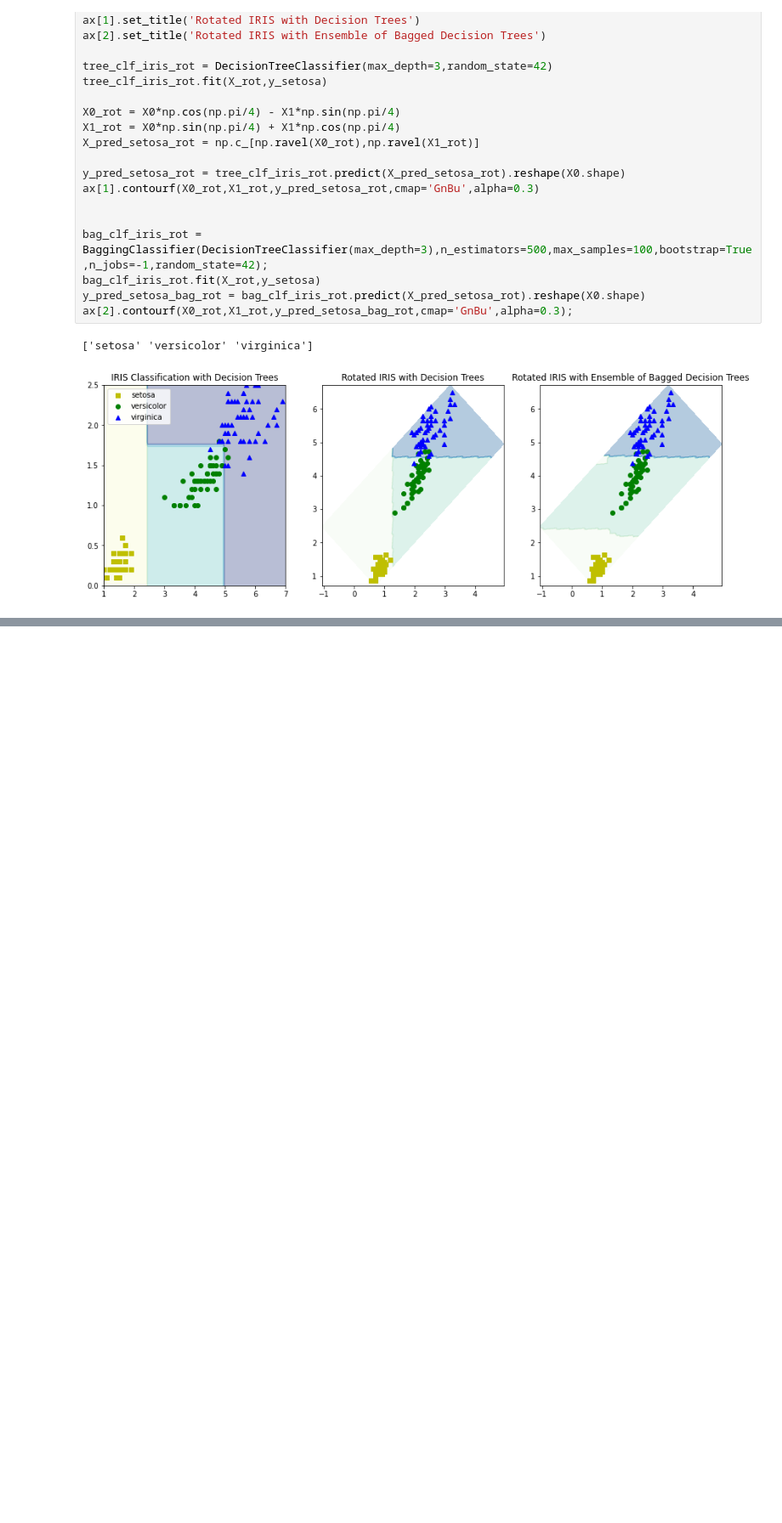
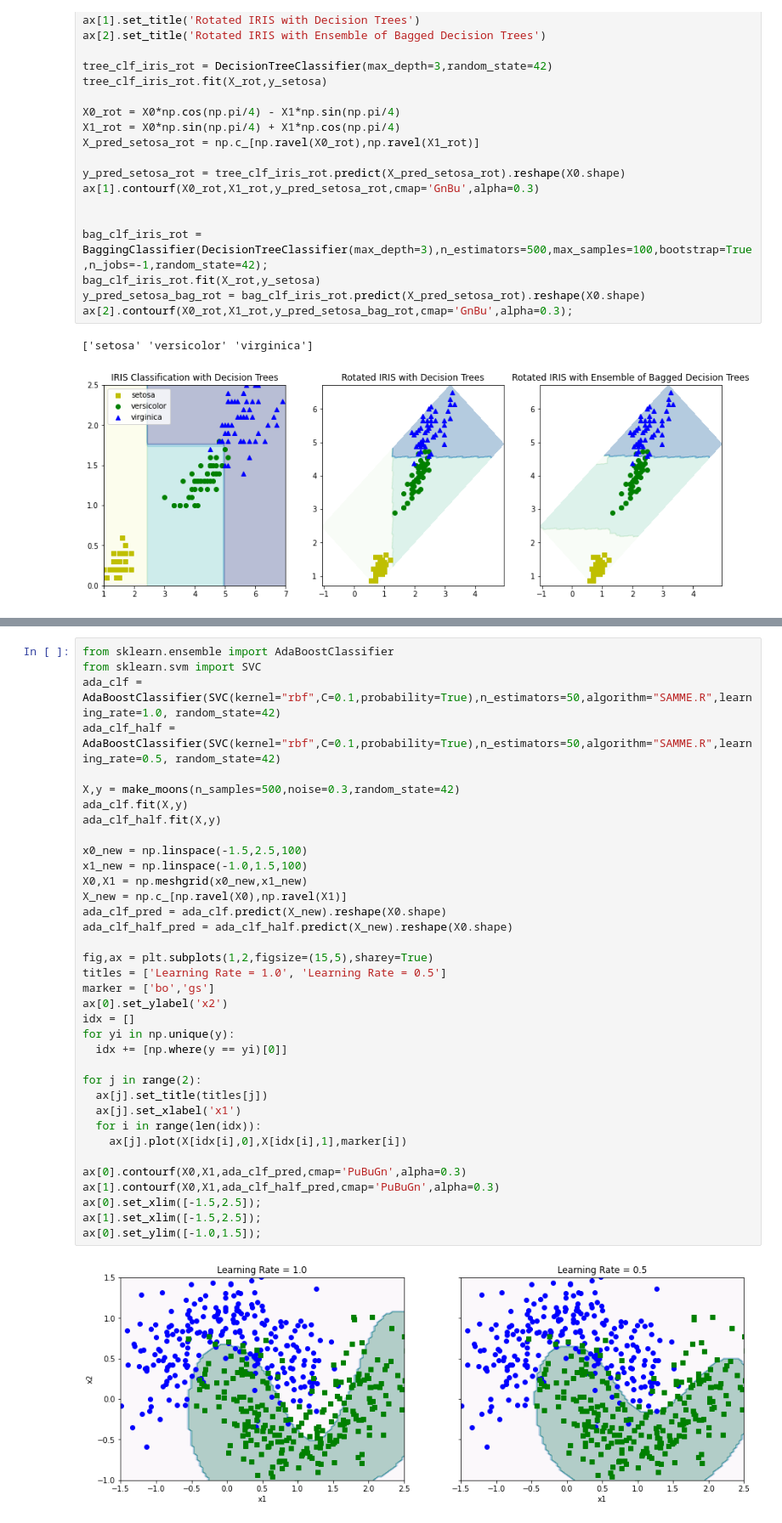
Before and after one commit to chandrusuresh/Hands-On-ML, a Jupyter notebook: Ch7-EnsembleLearning/EnsembleLearning.ipynb, the cells around one changed output, grey strips where cells are left out. Shown: that part at 85% size. Cells and saved outputs as stored; diff of their text form; blank space fills up the shorter version.

Commit message:
Updated section with AdaBoost

```diff
--- a/Ch7-EnsembleLearning/EnsembleLearning.ipynb
+++ b/Ch7-EnsembleLearning/EnsembleLearning.ipynb
@@ -216,0 +224,38 @@ ax[2].contourf(X0_rot,X1_rot,y_pred_setosa_bag_rot,cmap='GnBu',alpha=0.3);
+# %%
+from sklearn.ensemble import AdaBoostClassifier
+from sklearn.svm import SVC
+ada_clf = AdaBoostClassifier(SVC(kernel="rbf",C=0.1,probability=True),n_estimators=50,algorithm="SAMME.R",learning_rate=1.0, random_state=42)
+ada_clf_half = AdaBoostClassifier(SVC(kernel="rbf",C=0.1,probability=True),n_estimators=50,algorithm="SAMME.R",learning_rate=0.5, random_state=42)
+
+X,y = make_moons(n_samples=500,noise=0.3,random_state=42)
+ada_clf.fit(X,y)
+ada_clf_half.fit(X,y)
+
+x0_new = np.linspace(-1.5,2.5,100)
+x1_new = np.linspace(-1.0,1.5,100)
+X0,X1 = np.meshgrid(x0_new,x1_new)
+X_new = np.c_[np.ravel(X0),np.ravel(X1)]
+ada_clf_pred = ada_clf.predict(X_new).reshape(X0.shape)
+ada_clf_half_pred = ada_clf_half.predict(X_new).reshape(X0.shape)
+
+fig,ax = plt.subplots(1,2,figsize=(15,5),sharey=True)
+titles = ['Learning Rate = 1.0', 'Learning Rate = 0.5']
+marker = ['bo','gs']
+ax[0].set_ylabel('x2')
+idx = []
+for yi in np.unique(y):
+  idx += [np.where(y == yi)[0]]
+
+for j in range(2):
+  ax[j].set_title(titles[j])
+  ax[j].set_xlabel('x1')
+  for i in range(len(idx)):
+    ax[j].plot(X[idx[i],0],X[idx[i],1],marker[i])
+
+ax[0].contourf(X0,X1,ada_clf_pred,cmap='PuBuGn',alpha=0.3)
+ax[1].contourf(X0,X1,ada_clf_half_pred,cmap='PuBuGn',alpha=0.3)
+ax[0].set_xlim([-1.5,2.5]);
+ax[1].set_xlim([-1.5,2.5]);
+ax[0].set_ylim([-1.0,1.5]);
+# %% [output]
+[figure, added]
```
Also changed, not shown: parts of 3 cells of this notebook.
